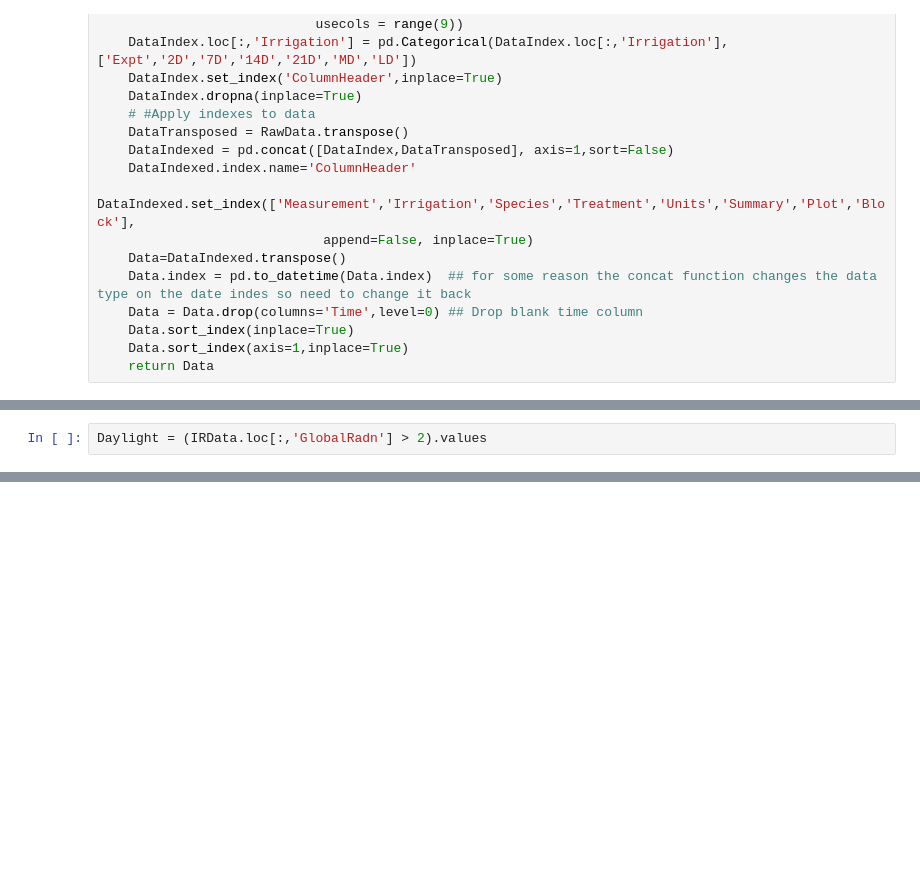
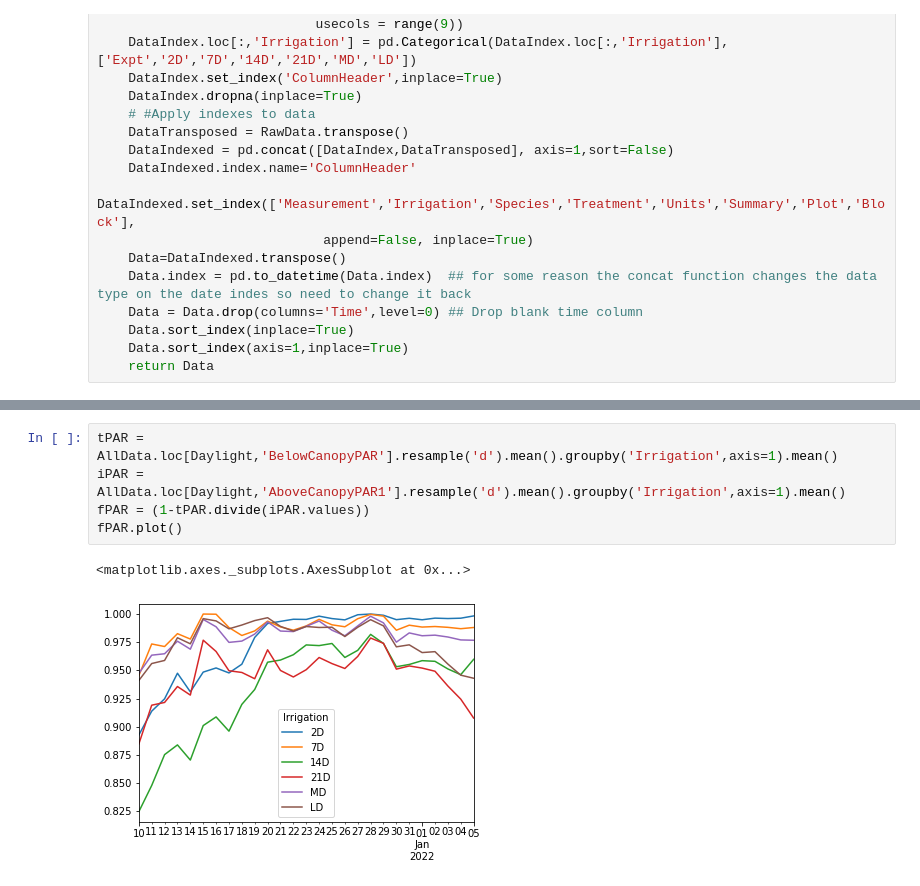
Before and after one commit to HamishBrownPFR/CropWaterAnalysis, a Jupyter notebook: Peas/CanopyTempWUCalcs.ipynb, the cells around one changed output, grey strips where cells are left out. Cells and saved outputs as stored; diff of their text form; blank space fills up the shorter version.

```diff
--- a/Peas/CanopyTempWUCalcs.ipynb
+++ b/Peas/CanopyTempWUCalcs.ipynb
@@ -142,2 +138,0 @@ plt.ylim(0,10)
-# %%
-Daylight = (IRData.loc[:,'GlobalRadn'] > 2).values
@@ -172,0 +159,8 @@ NetRadData.to_pickle(Path + '\\LoggedData\\DataFrames\\NetRadData.pkl')
+# %%
+tPAR = AllData.loc[Daylight,'BelowCanopyPAR'].resample('d').mean().groupby('Irrigation',axis=1).mean()
+iPAR = AllData.loc[Daylight,'AboveCanopyPAR1'].resample('d').mean().groupby('Irrigation',axis=1).mean()
+fPAR = (1-tPAR.divide(iPAR.values))
+fPAR.plot()
+# %% [output]
+<matplotlib.axes._subplots.AxesSubplot at 0x...>
+[figure, added]
```
Also changed, not shown: parts of 28 cells of this notebook, 2 other files.
